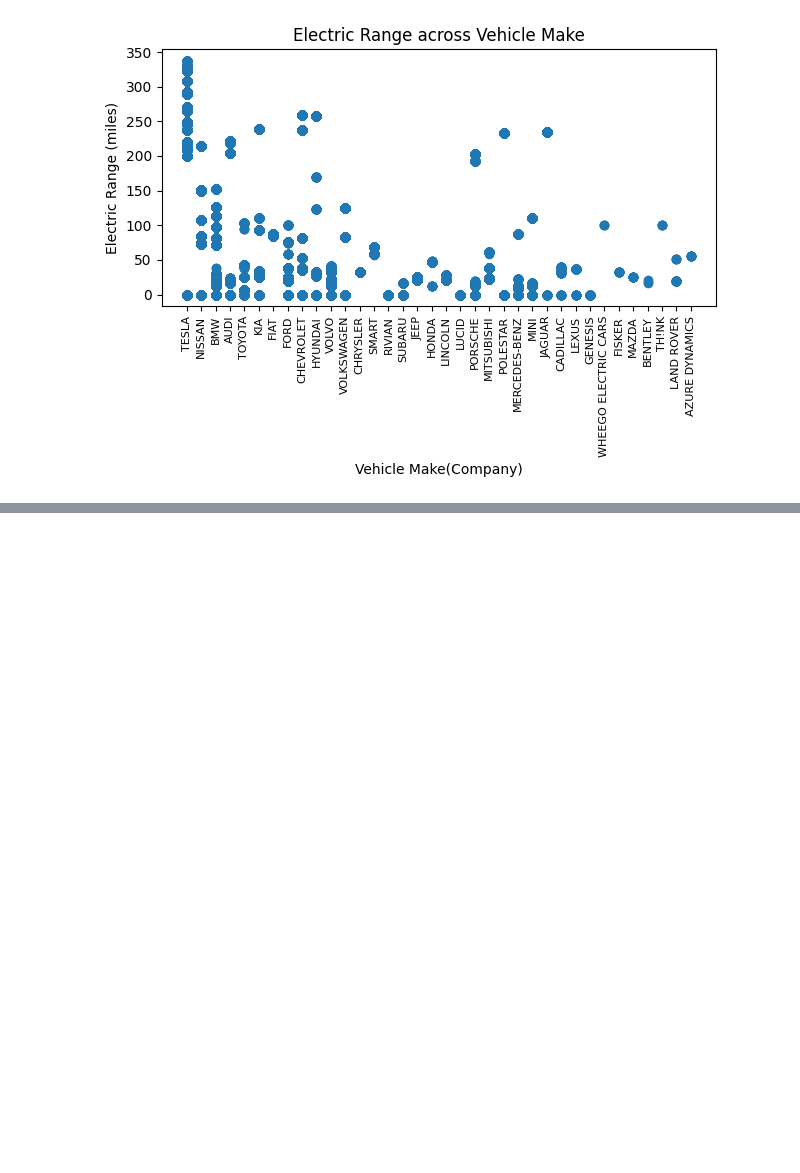
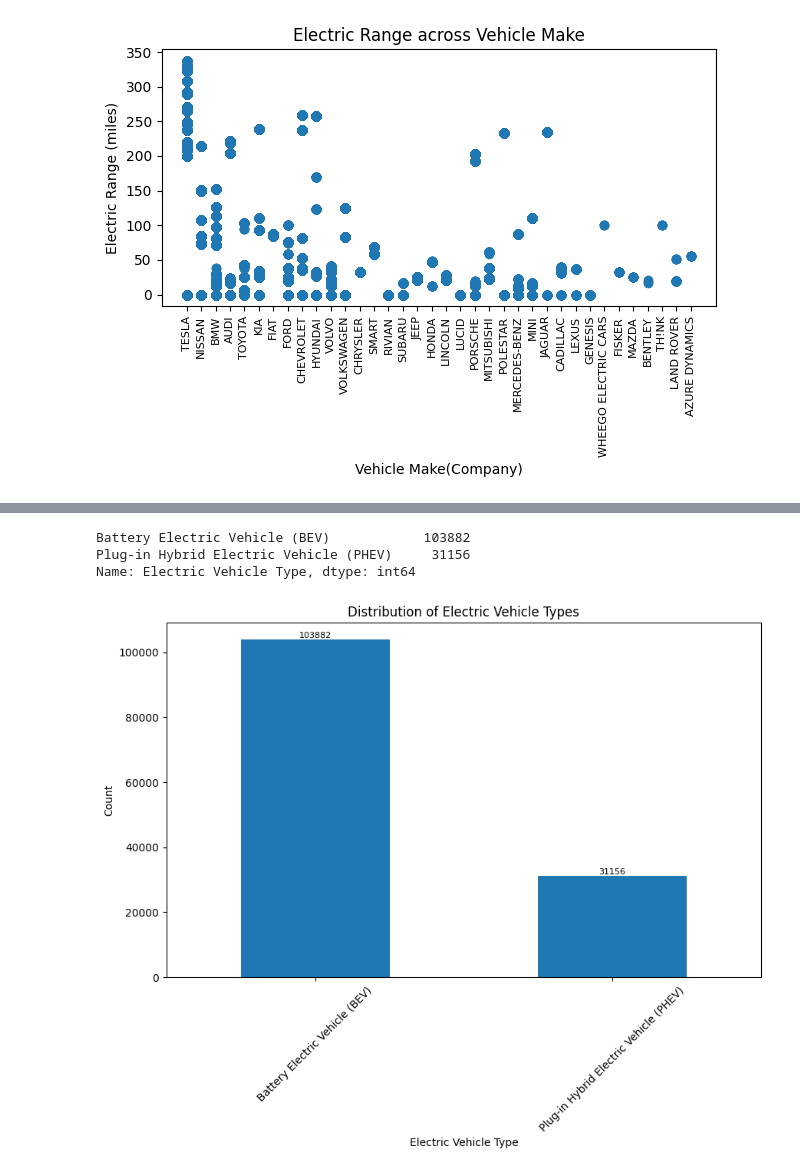
Before and after one commit to PiKa919/Electric-Vehicles-Analysis, a Jupyter notebook: Electric.ipynb, the cells around one changed output, grey strips where cells are left out. Drawn from its saved outputs; the diff is of its cells as text; code cells hidden in the pictures; blank space fills up the shorter version.

Commit message:
tried plotting barchart for Q4

```diff
--- a/Electric.ipynb
+++ b/Electric.ipynb
@@ -205,0 +206,3 @@ ValueError: autodetected range of [nan, nan] is not finite
+# %%
+electric_vehicle_types = df['Electric Vehicle Type']
+electric_vehicle_types
@@ -205,0 +222,22 @@ ValueError: autodetected range of [nan, nan] is not finite
+# %%
+electric_vehicle_type_counts = electric_vehicle_types.value_counts()
+electric_vehicle_type_counts
+# %% [output]
+Battery Electric Vehicle (BEV)            103882
+Plug-in Hybrid Electric Vehicle (PHEV)     31156
+Name: Electric Vehicle Type, dtype: int64
+# %%
+plt.figure(figsize=(10, 6))
+
+electric_vehicle_type_counts.plot(kind='bar')
+
+plt.xlabel('Electric Vehicle Type')
+plt.ylabel('Count')
+plt.title('Distribution of Electric Vehicle Types')
+
+plt.xticks(rotation=45)  # Rotate x-axis labels if needed
+
+for i, v in enumerate(electric_vehicle_type_counts):
+    plt.text(i, v, str(v), ha='center', va='bottom', fontsize=8)
+# %% [output]
+[figure, added]
```
Also changed, not shown: parts of 13 cells of this notebook.
